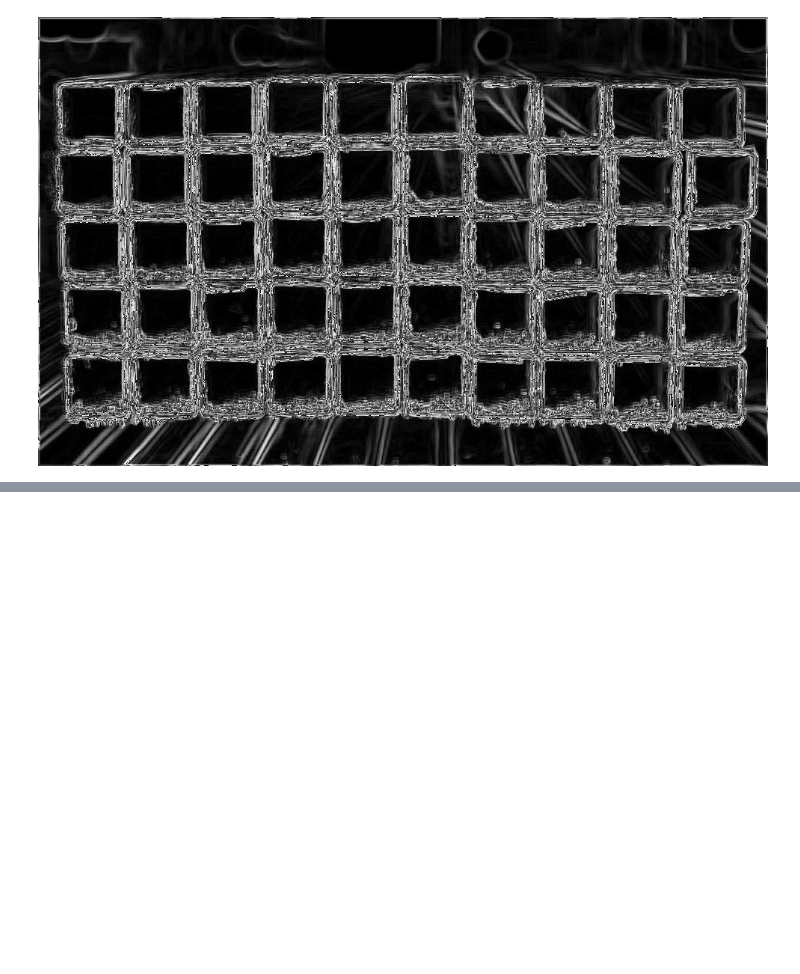
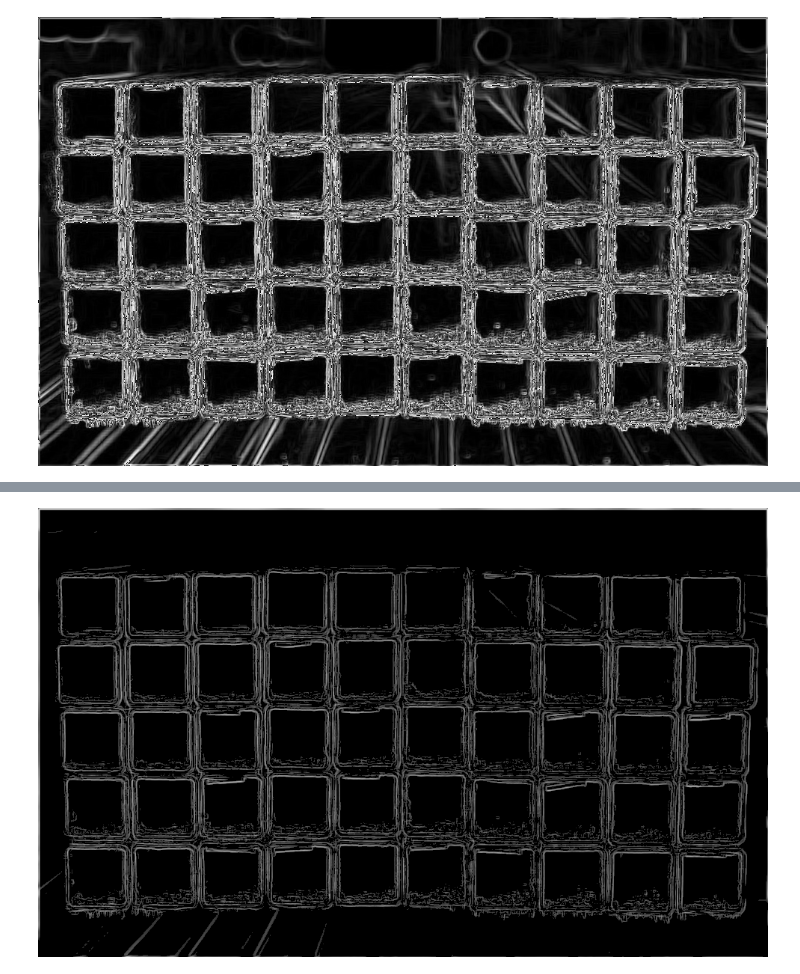
Before and after one commit to Petroniuss/pattern-recognition, a Jupyter notebook: lab2/lab2.ipynb, the cells around one changed output, grey strips where cells are left out. Cells and saved outputs as stored; diff of their text form; code cells hidden in the pictures; blank space fills up the shorter version.

```diff
--- a/lab2/lab2.ipynb
+++ b/lab2/lab2.ipynb
@@ -175,0 +188,7 @@ show_gradient_intensity(gradient_intensity)
+# %%
+## normalizing gradient
+
+normalized_gradient = gradient_after_relu / tf.math.reduce_max(gradient_after_relu)
+show_gradient_intensity(normalized_gradient)
+# %% [output]
+[figure, added]
```
Also changed, not shown: parts of 7 cells of this notebook.
